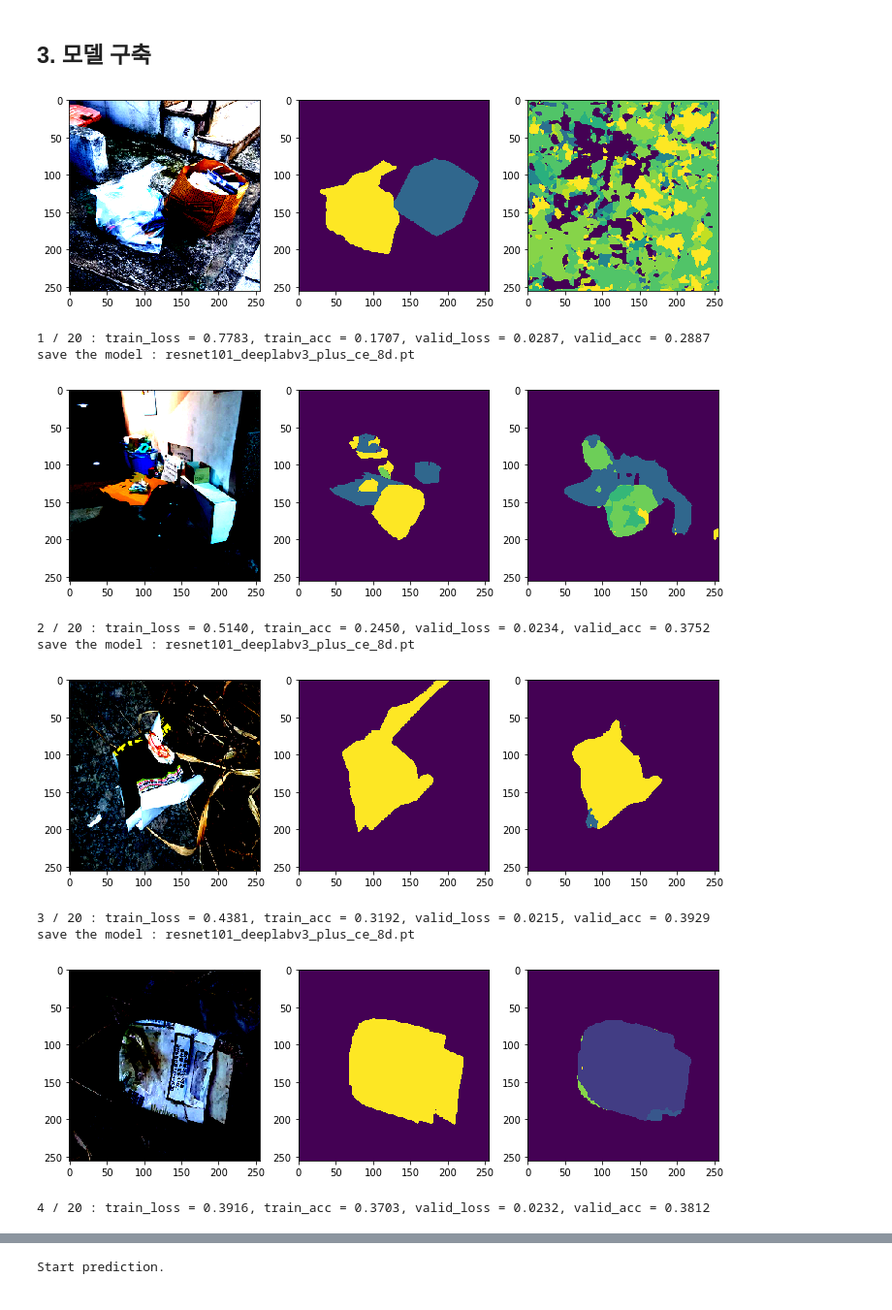
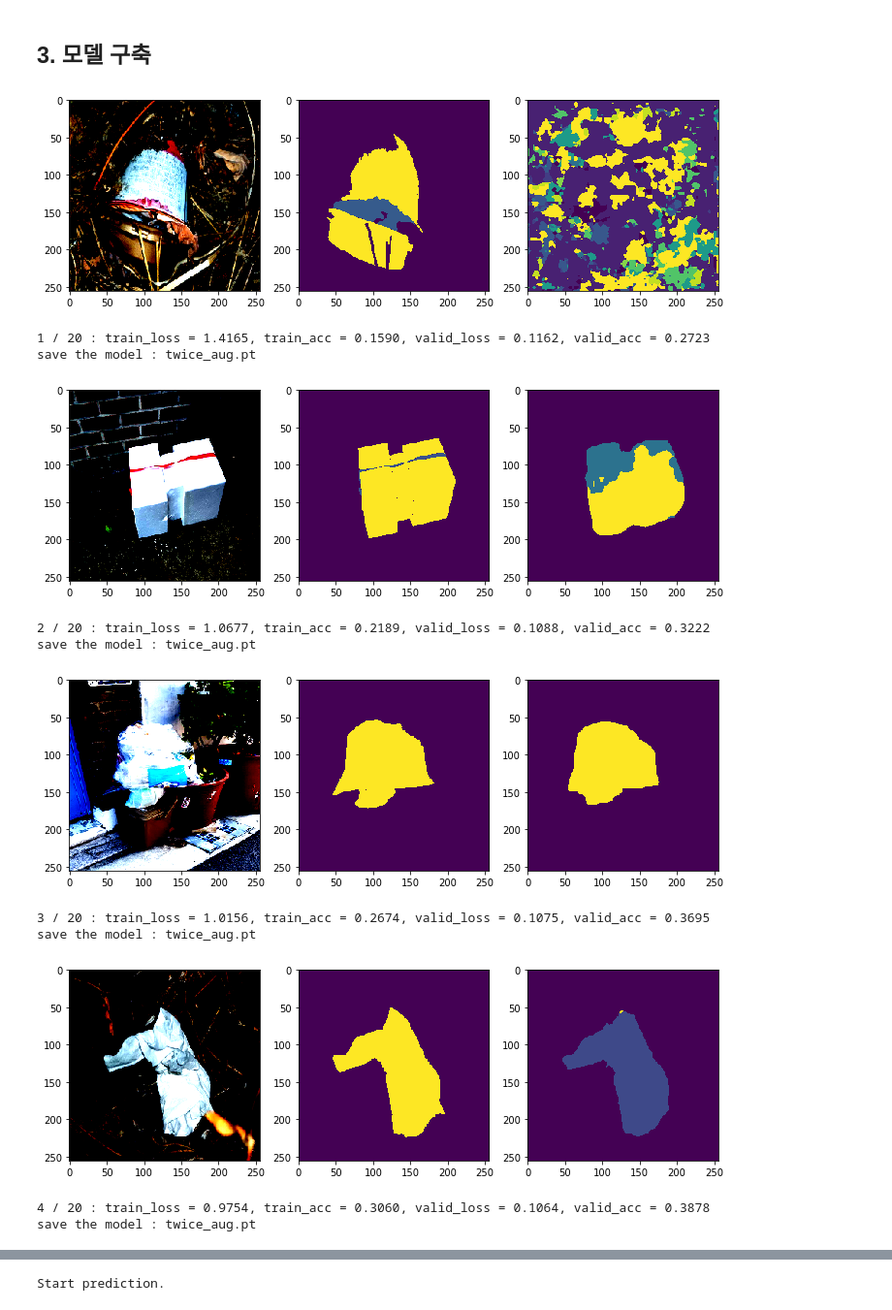
Before and after one commit to bcaitech1/p3-ims-obd-line2headingseongsu, a Jupyter notebook: MWLee/Code.ipynb, the cells around one changed output, grey strips where cells are left out. Shown at 97% size. Cells and saved outputs as stored; diff of their text form; code cells hidden in the pictures.

```diff
--- a/MWLee/Code.ipynb
+++ b/MWLee/Code.ipynb
@@ -360,11 +388,12 @@ class LabelSmoothingLoss(nn.Module):
 device = torch.device('cuda' if torch.cuda.is_available else 'cpu')
 
 model = smp.DeepLabV3Plus(
-                        encoder_name='resnext101_32x8d', #resnext101_32x8d
-                        encoder_weights = 'imagenet',
+                        encoder_name='resnext101_32x4d',
+                        encoder_weights = 'ssl',
                         classes = class_nums).to(device)
 #criterion = LabelSmoothingLoss().to(device)
-criterion = nn.CrossEntropyLoss().to(device)
+#criterion = nn.CrossEntropyLoss().to(device)
+
 optimizer = Adam(model.parameters(), lr = 0.0001, weight_decay=1e-6)
 scheduler = lr_scheduler.StepLR(optimizer, step_size = 7, gamma = 0.1)
 # %%
@@ -419,7 +448,8 @@ for epoch in range(n_epoch) :
                 plt.show()
 
 
-        loss = criterion(predict, y)
+        #loss = criterion(predict, y)
+        loss = CustomLoss(predict, y, device, 0.9, 0.1)
         train_loss += loss.item()
         optimizer.zero_grad()
         loss.backward()
@@ -443,47 +473,49 @@ for epoch in range(n_epoch) :
             if x.shape[0] == 1 :
                 x_clone = x.clone()
                 x = (x, x_clone)
                 x = torch.stack(x)
                 y_clone = y.clone()
                 y = (y, y_clone)
                 y = torch.stack(y)
                 x = x.reshape(2, 3, 256, 256)
                 y = y.reshape(2, 256, 256)
 
             predict = model(x)#["out"]
 
-            loss = criterion(predict, y)
+            loss = CustomLoss(predict, y, device, 0.9, 0.1)
             valid_loss += loss.item()
 
             predict = torch.argmax(predict, dim = 1).detach().cpu().numpy()
             #print(predict.shape)
             hist = add_hist(hist, y.detach().cpu().numpy(), predict, n_class = class_nums)
 
-    _, _, mIoU, _ = label_accuracy_score(hist)
+    _, _, valid_miou, _ = label_accuracy_score(hist)
     valid_loss = valid_loss / len(train_loader)
 
-    print('{0} / {1} : train_loss = {2:.4f}, train_acc = {3:.4f}, valid_loss = {4:.4f}, valid_acc = {5:.4f}'.format(epoch+1, n_epoch, train_loss, train_miou, valid_loss, mIoU))
-    if train_miou > best_train_acc and mIoU > best_val_acc :
+    print('{0} / {1} : train_loss = {2:.4f}, train_acc = {3:.4f}, valid_loss = {4:.4f}, valid_acc = {5:.4f}'.format(epoch+1, n_epoch, train_loss, train_miou, valid_loss, valid_miou))
+    if train_miou > best_train_acc and valid_miou > best_val_acc :
         best_train_acc = train_miou
-        best_val_acc = mIoU
-        model_name = 'resnet101_deeplabv3_plus_ce_8d.pt'
+        best_val_acc = valid_miou
+        model_name = 'twice_aug.pt'
         print('save the model :', model_name)
         torch.save(model.state_dict(), model_name)
 
     if train_loss < 0.05 :
         #과적합 방지
         print('early stop')
         break
+
     scheduler.step()
 # %% [output]
-[figure, old version]
+[figure, new version]
-1 / 20 : train_loss = 0.7783, train_acc = 0.1707, valid_loss = 0.0287, valid_acc = 0.2887
-save the model : resnet101_deeplabv3_plus_ce_8d.pt
+1 / 20 : train_loss = 1.4165, train_acc = 0.1590, valid_loss = 0.1162, valid_acc = 0.2723
+save the model : twice_aug.pt
-[figure, old version]
+[figure, new version]
-2 / 20 : train_loss = 0.5140, train_acc = 0.2450, valid_loss = 0.0234, valid_acc = 0.3752
-save the model : resnet101_deeplabv3_plus_ce_8d.pt
+2 / 20 : train_loss = 1.0677, train_acc = 0.2189, valid_loss = 0.1088, valid_acc = 0.3222
+save the model : twice_aug.pt
-[figure, old version]
+[figure, new version]
-3 / 20 : train_loss = 0.4381, train_acc = 0.3192, valid_loss = 0.0215, valid_acc = 0.3929
-save the model : resnet101_deeplabv3_plus_ce_8d.pt
+3 / 20 : train_loss = 1.0156, train_acc = 0.2674, valid_loss = 0.1075, valid_acc = 0.3695
+save the model : twice_aug.pt
-[figure, old version]
+[figure, new version]
-4 / 20 : train_loss = 0.3916, train_acc = 0.3703, valid_loss = 0.0232, valid_acc = 0.3812
+4 / 20 : train_loss = 0.9754, train_acc = 0.3060, valid_loss = 0.1064, valid_acc = 0.3878
+save the model : twice_aug.pt
```
Also changed, not shown: parts of 8 cells of this notebook, 3 other files.
